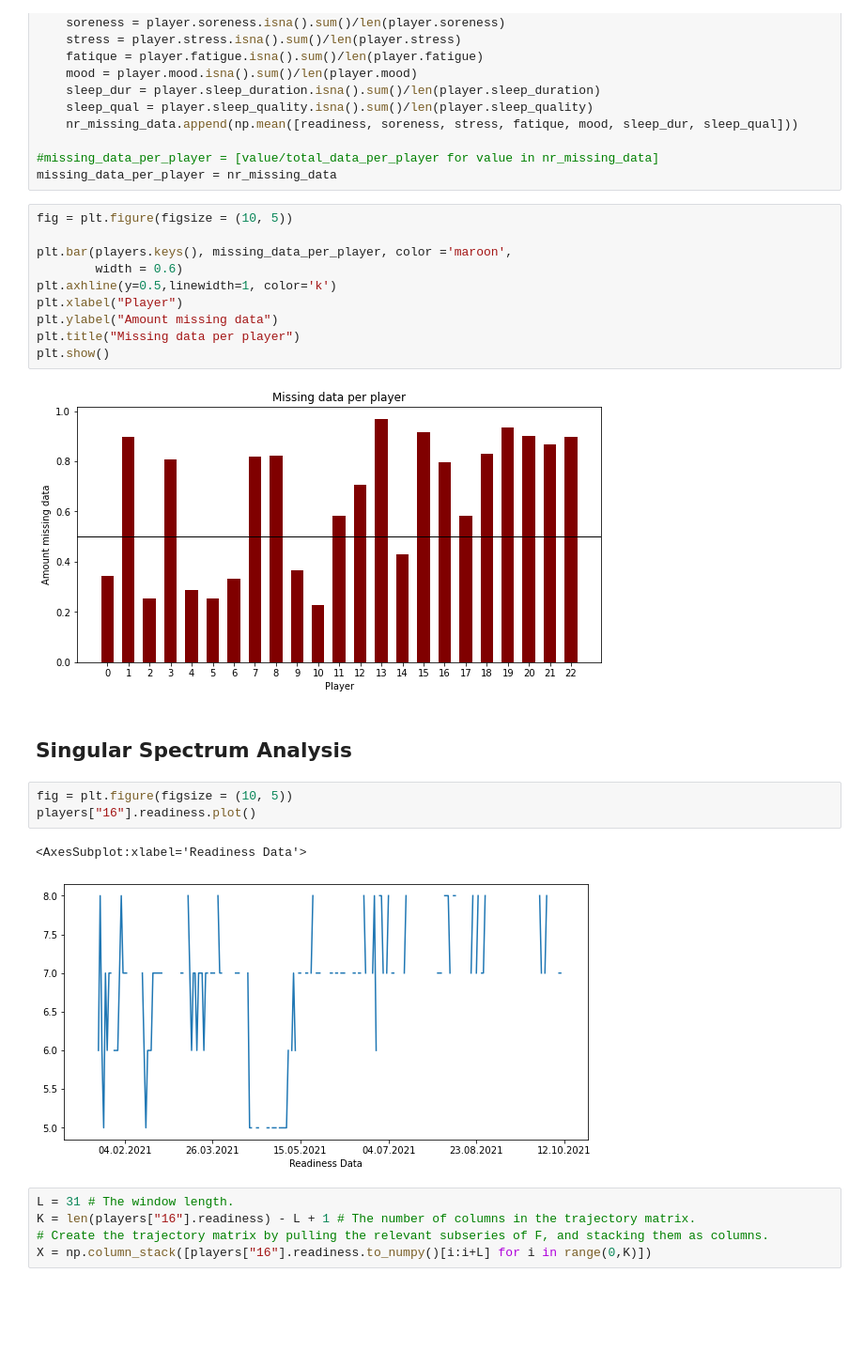
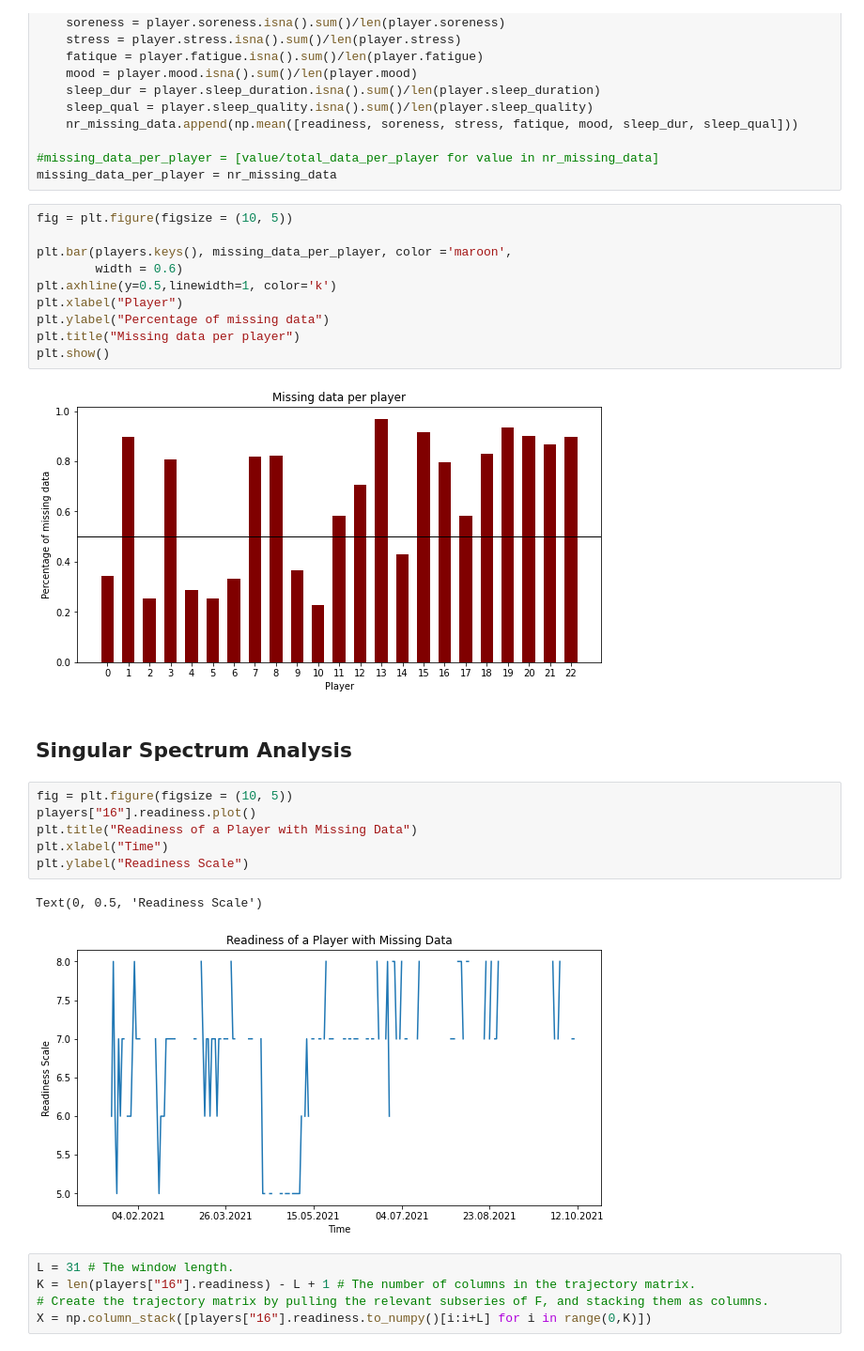
Before and after one commit to matthiasboeker/soccer-sensor, a Jupyter notebook: notebooks/explorative_analysis_missing_data.ipynb, the cells around one changed output. Shown: that part at 94% size. Drawn from its saved outputs; the diff is of its cells as text; blank space fills up the shorter version.

```diff
--- a/notebooks/explorative_analysis_missing_data.ipynb
+++ b/notebooks/explorative_analysis_missing_data.ipynb
@@ -57,19 +57,22 @@ plt.bar(players.keys(), missing_data_per_player, color ='maroon',
         width = 0.6)
 plt.axhline(y=0.5,linewidth=1, color='k')
 plt.xlabel("Player")
-plt.ylabel("Amount missing data")
+plt.ylabel("Percentage of missing data")
 plt.title("Missing data per player")
 plt.show()
 # %% [output]
-[figure, old version]
+[figure, new version]
 # %% [markdown]
 ## Singular Spectrum Analysis
 # %%
 fig = plt.figure(figsize = (10, 5))
 players["16"].readiness.plot()
+plt.title("Readiness of a Player with Missing Data")
+plt.xlabel("Time")
+plt.ylabel("Readiness Scale")
 # %% [output]
-<AxesSubplot:xlabel='Readiness Data'>
+Text(0, 0.5, 'Readiness Scale')
-[figure, old version]
+[figure, new version]
 # %%
 L = 31 # The window length.
 K = len(players["16"].readiness) - L + 1 # The number of columns in the trajectory matrix.
```
Also changed, not shown: parts of 4 cells of this notebook.
